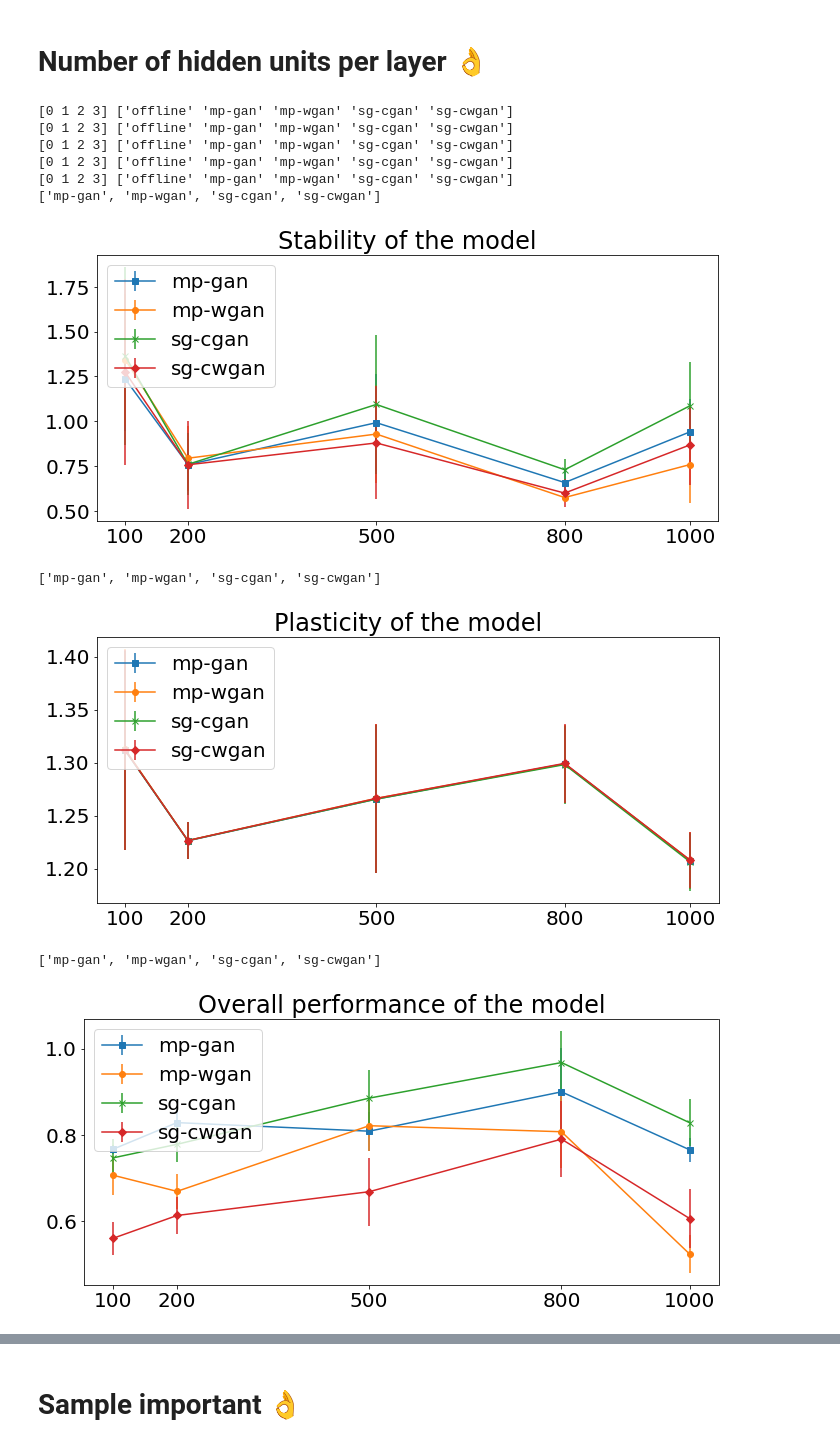
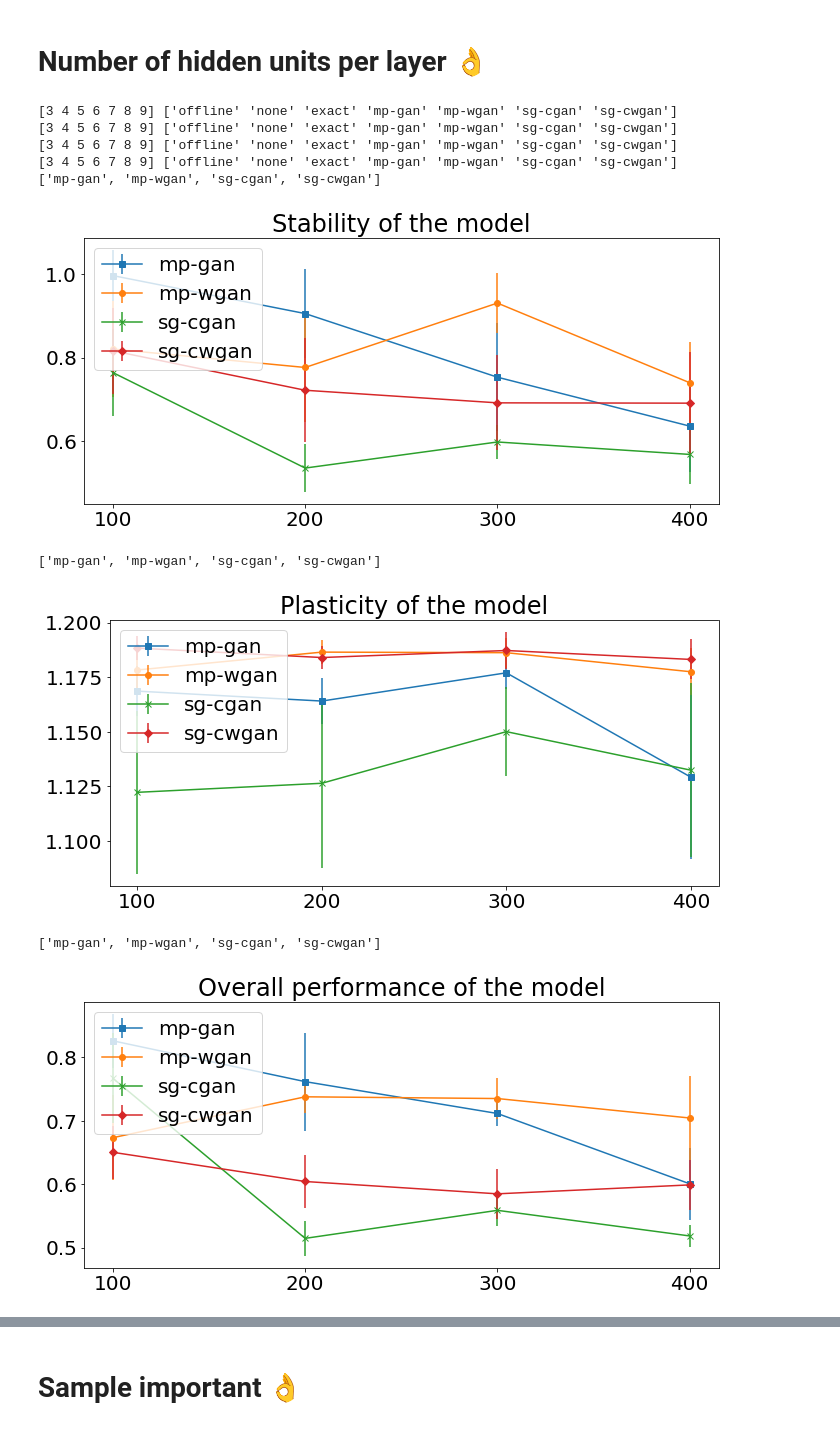
Before and after one commit to chameleonTK/continual-learning-for-HAR, a Jupyter notebook: Reports/Evaluation-hypterpatamters.ipynb, the cells around one changed output, grey strips where cells are left out. Cells and saved outputs as stored; diff of their text form; code cells hidden in the pictures.

```diff
--- a/Reports/Evaluation-hypterpatamters.ipynb
+++ b/Reports/Evaluation-hypterpatamters.ipynb
@@ -163,25 +160,0 @@ def plot(values, label, width=0.85, offset_ratio=0.375, xticks=[], models=None,
-# %%
-Mbase = []
-Mnew = []
-Mnow = []
-
-folders = [
-    "../Results/result_iter1000-1000_h500-100_all/",
-    "../Results/result_iter3000-1000_h500-100_all/",
-    "../Results/result_iter5000-1000_h500-100_all/",
-]
-for folder in folders:
-    raw = pd.read_csv(folder+"results.txt")
-    raw.columns = [c.strip() for c in raw.columns]
-
-    raw.head()
-    b, n, nw = calculateContinualMetircs(raw)
-
-    Mbase.append(b)
-    Mnew.append(n)
-    Mnow.append(nw)
-
-xticks = ('1000 iterations', "3000 iterations", "5000 iterations")
-plot(Mbase, "Stability of the model", xticks=xticks)
-plot(Mnew, "Plasticity of the model", xticks=xticks)
-plot(Mnow, "Overall performance of the model", xticks=xticks)
@@ -287,43 +253,42 @@ def plotline(values, label, x=[], xticks=[], models=None):
 # %%
 CSMbase = []
 CSMnew = []
 CSMnow = []
 
-folder = "../Results/results_hidden_units/"
+folder = "../Results/run_house_hidden/"
 
 raw = pd.read_csv(folder+"results.txt")
 raw.columns = [c.strip() for c in raw.columns]
 raw.head()
 
 
 cmd = raw["cmd"].unique()
 for c in cmd:
     target = raw[raw["cmd"]==c]
     b, n, nw = calculateContinualMetircs(target)
 
     CSMbase.append(b)
     CSMnew.append(n)
     CSMnow.append(nw)
 
-xticks = [100, 200, 500, 800, 1000]
+xticks = [100, 200, 300, 400]
 
 models = None
 def fixbugs(data):
     return data
 
-
+models = ["mp-gan", "mp-wgan", "sg-cgan", "sg-cwgan"]
 plotline(fixbugs(CSMbase), "Stability of the model", x=xticks, models=models)
 plotline(fixbugs(CSMnew), "Plasticity of the model", x=xticks, models=models)
 plotline(fixbugs(CSMnow),"Overall performance of the model", x=xticks, models=models)
 # %% [output]
-[0 1 2 3] ['offline' 'mp-gan' 'mp-wgan' 'sg-cgan' 'sg-cwgan']
-[0 1 2 3] ['offline' 'mp-gan' 'mp-wgan' 'sg-cgan' 'sg-cwgan']
-[0 1 2 3] ['offline' 'mp-gan' 'mp-wgan' 'sg-cgan' 'sg-cwgan']
-[0 1 2 3] ['offline' 'mp-gan' 'mp-wgan' 'sg-cgan' 'sg-cwgan']
-[0 1 2 3] ['offline' 'mp-gan' 'mp-wgan' 'sg-cgan' 'sg-cwgan']
+[3 4 5 6 7 8 9] ['offline' 'none' 'exact' 'mp-gan' 'mp-wgan' 'sg-cgan' 'sg-cwgan']
+[3 4 5 6 7 8 9] ['offline' 'none' 'exact' 'mp-gan' 'mp-wgan' 'sg-cgan' 'sg-cwgan']
+[3 4 5 6 7 8 9] ['offline' 'none' 'exact' 'mp-gan' 'mp-wgan' 'sg-cgan' 'sg-cwgan']
+[3 4 5 6 7 8 9] ['offline' 'none' 'exact' 'mp-gan' 'mp-wgan' 'sg-cgan' 'sg-cwgan']
 ['mp-gan', 'mp-wgan', 'sg-cgan', 'sg-cwgan']
-[figure, old version]
+[figure, new version]
 ['mp-gan', 'mp-wgan', 'sg-cgan', 'sg-cwgan']
-[figure, old version]
+[figure, new version]
 ['mp-gan', 'mp-wgan', 'sg-cgan', 'sg-cwgan']
-[figure, old version]
+[figure, new version]
```
Also changed, not shown: parts of 4 cells of this notebook, 6 other files.
